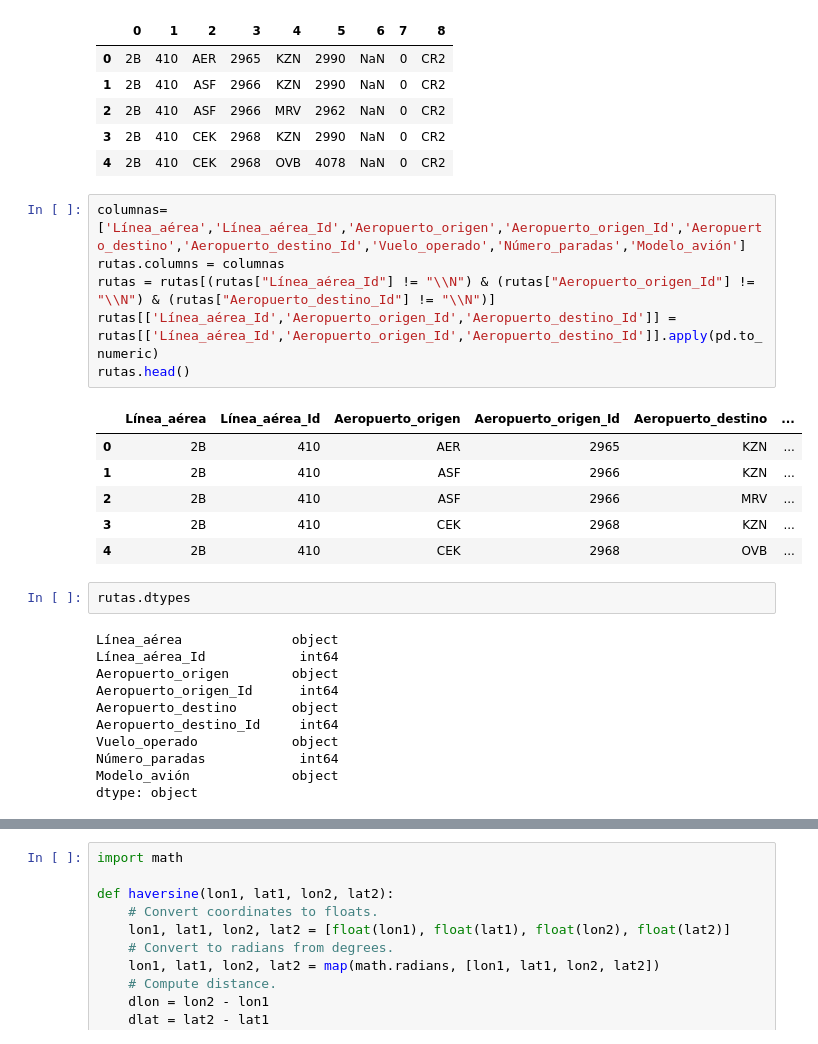
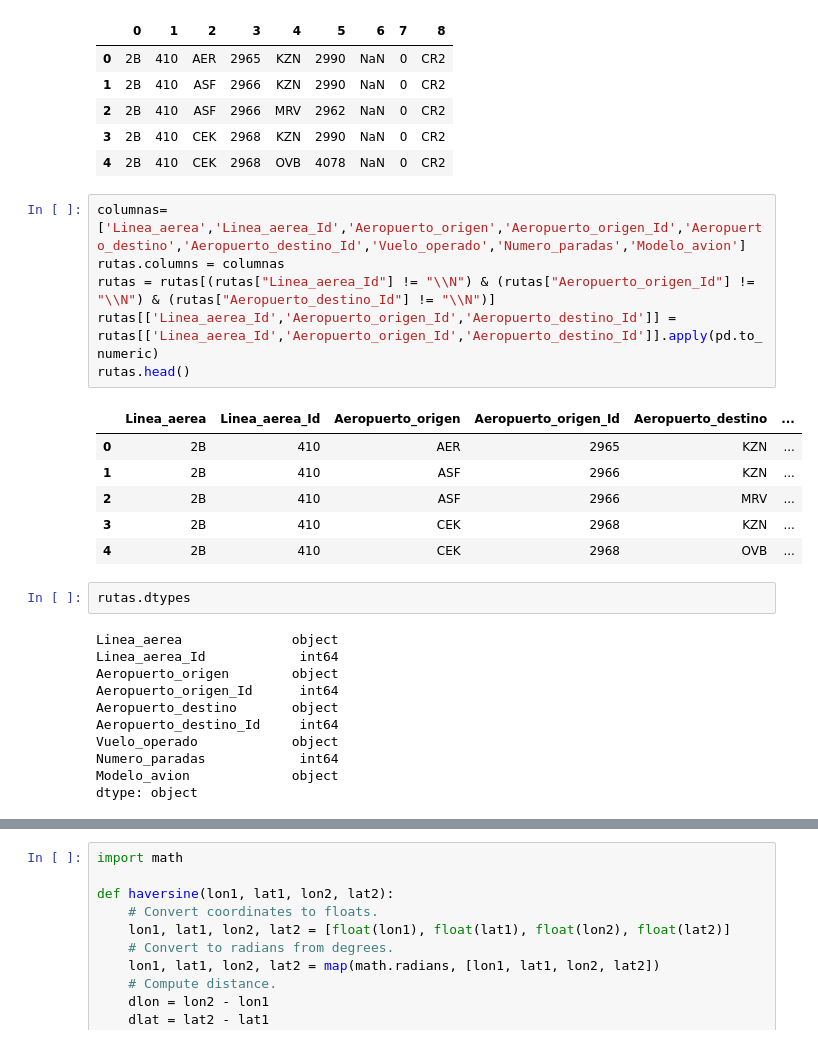
Before and after one commit to MetricLearning/diplomado_datascience, a Jupyter notebook: 03_Visualizar_datos/Visualizacion de datos con Python.ipynb, the cells around one changed output, grey strips where cells are left out. Cells and saved outputs as stored; diff of their text form.

```diff
--- a/03_Visualizar_datos/Visualizacion de datos con Python.ipynb
+++ b/03_Visualizar_datos/Visualizacion de datos con Python.ipynb
@@ -144,13 +189,13 @@ rutas.head()
 | 3 | 2B | 410 | CEK | 2968 | KZN | 2990 | NaN | 0 | CR2 |
 | 4 | 2B | 410 | CEK | 2968 | OVB | 4078 | NaN | 0 | CR2 |
 # %%
-columnas=['Línea_aérea','Línea_aérea_Id','Aeropuerto_origen','Aeropuerto_origen_Id','Aeropuerto_destino','Aeropuerto_destino_Id','Vuelo_operado','Número_paradas','Modelo_avión']
+columnas=['Linea_aerea','Linea_aerea_Id','Aeropuerto_origen','Aeropuerto_origen_Id','Aeropuerto_destino','Aeropuerto_destino_Id','Vuelo_operado','Numero_paradas','Modelo_avion']
 rutas.columns = columnas
-rutas = rutas[(rutas["Línea_aérea_Id"] != "\\N") & (rutas["Aeropuerto_origen_Id"] != "\\N") & (rutas["Aeropuerto_destino_Id"] != "\\N")]
-rutas[['Línea_aérea_Id','Aeropuerto_origen_Id','Aeropuerto_destino_Id']] = rutas[['Línea_aérea_Id','Aeropuerto_origen_Id','Aeropuerto_destino_Id']].apply(pd.to_numeric)
+rutas = rutas[(rutas["Linea_aerea_Id"] != "\\N") & (rutas["Aeropuerto_origen_Id"] != "\\N") & (rutas["Aeropuerto_destino_Id"] != "\\N")]
+rutas[['Linea_aerea_Id','Aeropuerto_origen_Id','Aeropuerto_destino_Id']] = rutas[['Linea_aerea_Id','Aeropuerto_origen_Id','Aeropuerto_destino_Id']].apply(pd.to_numeric)
 rutas.head()
 # %% [output]
-|  | Línea_aérea | Línea_aérea_Id | Aeropuerto_origen | Aeropuerto_origen_Id | Aeropuerto_destino | ... |
+|  | Linea_aerea | Linea_aerea_Id | Aeropuerto_origen | Aeropuerto_origen_Id | Aeropuerto_destino | ... |
 | 0 | 2B | 410 | AER | 2965 | KZN | ... |
 | 1 | 2B | 410 | ASF | 2966 | KZN | ... |
 | 2 | 2B | 410 | ASF | 2966 | MRV | ... |
@@ -159,13 +204,13 @@ rutas.head()
 # %%
 rutas.dtypes
 # %% [output]
-Línea_aérea              object
-Línea_aérea_Id            int64
+Linea_aerea              object
+Linea_aerea_Id            int64
 Aeropuerto_origen        object
 Aeropuerto_origen_Id      int64
 Aeropuerto_destino       object
 Aeropuerto_destino_Id     int64
 Vuelo_operado            object
-Número_paradas            int64
-Modelo_avión             object
+Numero_paradas            int64
+Modelo_avion             object
 dtype: object
```
Also changed, not shown: parts of 15 cells of this notebook, 2 other files.
